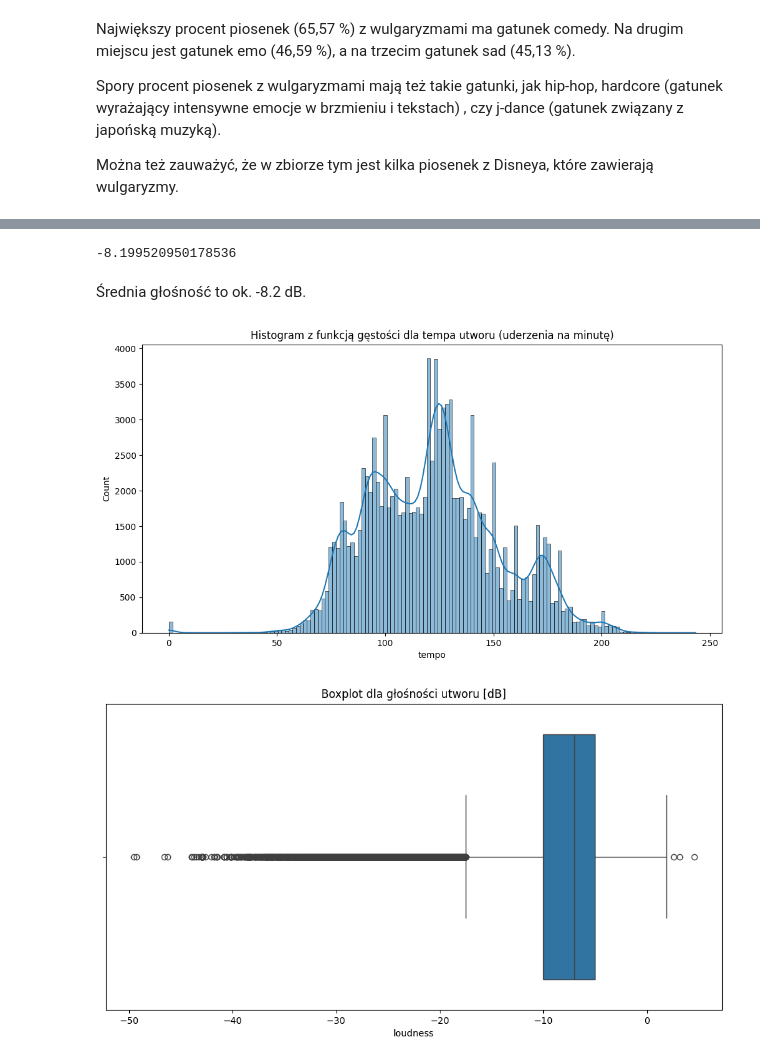
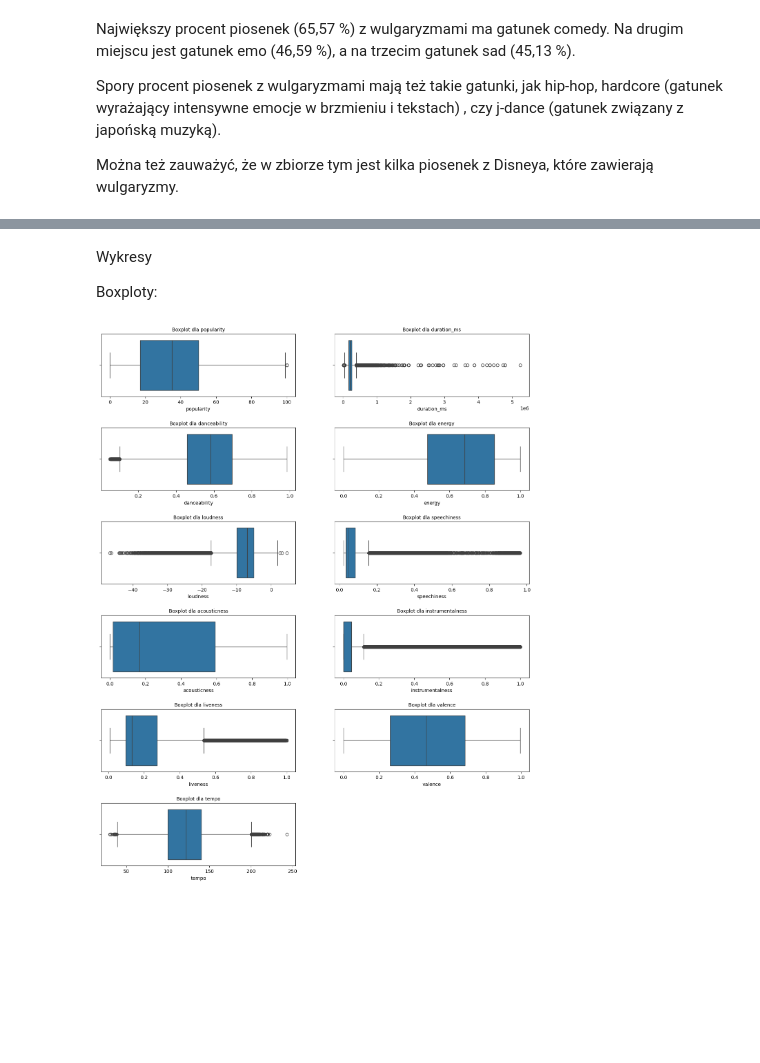
Before and after one commit to jmanko1/MED-Projekt, a Jupyter notebook: med.ipynb, the cells around one changed output, grey strips where cells are left out. Saved outputs shown, nothing was run; the diff lists cells and outputs as text; code cells hidden in the pictures; blank space fills up the shorter version.

Commit message:
Added charts for data

```diff
--- a/med.ipynb
+++ b/med.ipynb
@@ -248,23 +153,21 @@ Najcichszym utworem jest utwór do spania pod tytułem "Ceiling Fan Sound on Low
-# %%
-#Średnia głośność
-df['loudness'].mean()
-# %% [output]
--8.199520950178536
-# %% [markdown]
-Średnia głośność to ok. -8.2 dB.
-# %%
-#Histogram tempa (uderzenia na minutę)
-plt.figure(figsize=(12, 6))
-sns.histplot(df['tempo'], kde=True)
-plt.title("Histogram z funkcją gęstości dla tempa utworu (uderzenia na minutę)")
-plt.show()
-# %% [output]
-[figure, removed]
-# %%
-#Boxplot dla głośności utworu [dB]
-plt.figure(figsize=(12, 6))
-sns.boxplot(x=df['loudness'])
-plt.title("Boxplot dla głośności utworu [dB]")
-plt.show()
-# %% [output]
-[figure, removed]
+# %% [markdown]
+Wykresy
+
+Boxploty:
+# %%
+cols = ['popularity', 'duration_ms', 'danceability', 'energy', 'loudness', 'speechiness', 'acousticness', 'instrumentalness', 'liveness', 'valence', 'tempo']
+
+n_rows = 6
+n_cols = 2
+
+plt.figure(figsize=(16, 20))
+
+for i, col in enumerate(cols, 1):
+    plt.subplot(n_rows, n_cols, i)
+    sns.boxplot(x=df[col])
+    plt.title(f'Boxplot dla {col}', fontsize=10)
+
+plt.subplots_adjust(hspace=0.5)
+plt.show()
+# %% [output]
+[figure, added]
```
Also changed, not shown: parts of 21 cells of this notebook.
